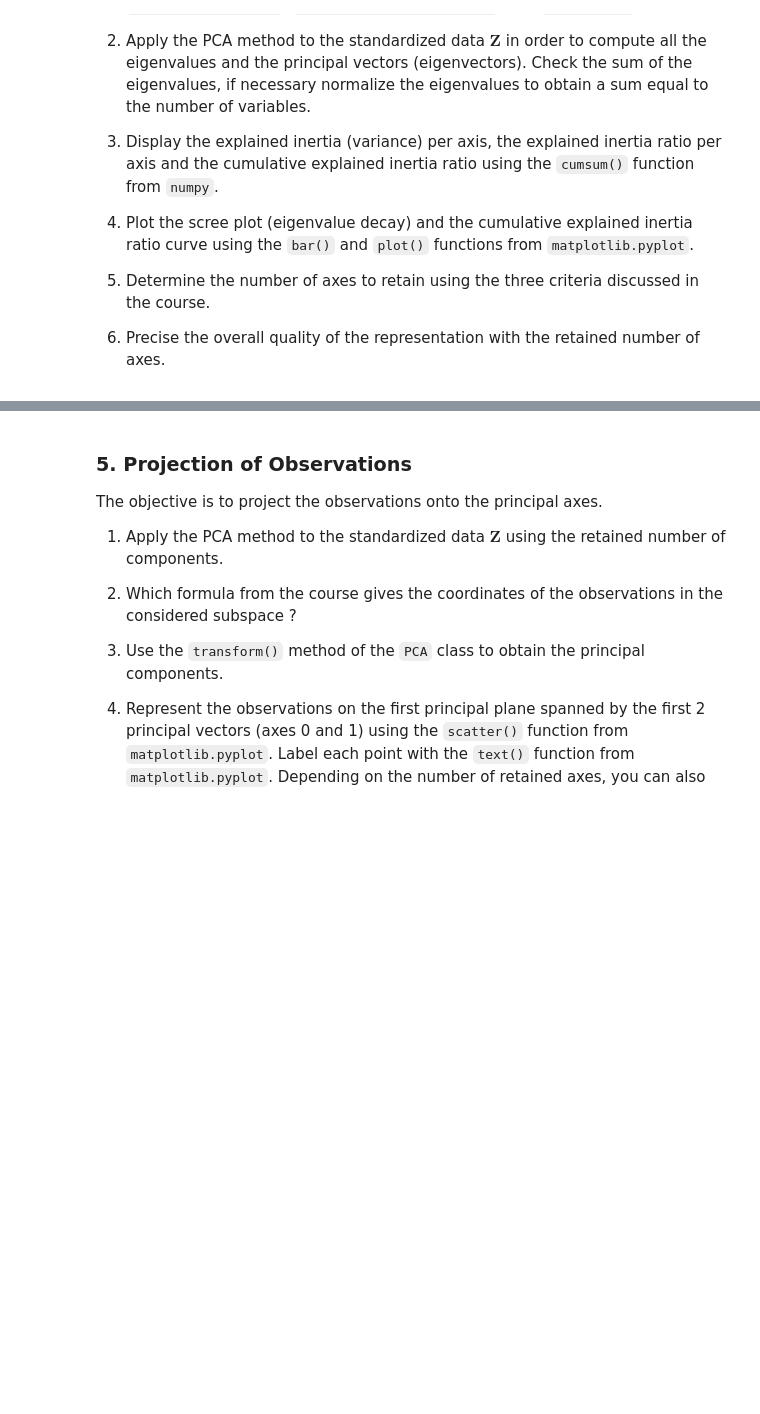
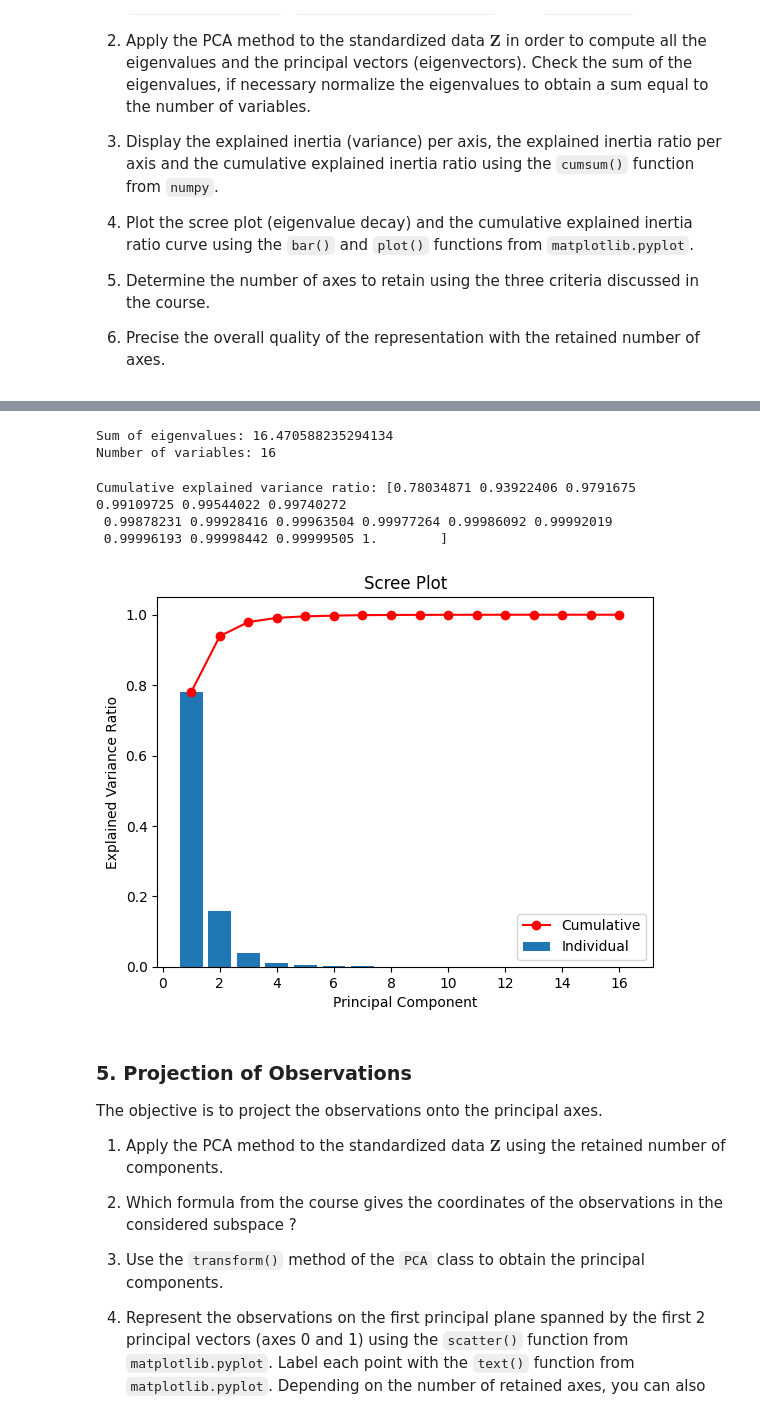
Before and after one commit to jmvilla12/apprentissage-non-supervise, a Jupyter notebook: TP1/TP_PCA_template.ipynb, the cells around one changed output, grey strips where cells are left out. Drawn from its saved outputs; the diff is of its cells as text; code cells hidden in the pictures; blank space fills up the shorter version.

```diff
--- a/TP1/TP_PCA_template.ipynb
+++ b/TP1/TP_PCA_template.ipynb
@@ -134,3 +135,9 @@ Once the data has been standardized, you can carry out the Principal Component A
 5. Determine the number of axes to retain using the three criteria discussed in the course.
 
 6. Precise the overall quality of the representation with the retained number of axes.
+# %%
+pca = PCA()
+pca.fit_transform(df_numpy)
+print("Explained variance:", pca.explained_variance_, '\n')
+print("Explained variance ratio:", pca.explained_variance_ratio_, '\n')
+print("Components (eigenvectors):", pca.components_)
@@ -137,3 +162,26 @@ Once the data has been standardized, you can carry out the Principal Component A
+# %%
+print("Sum of eigenvalues:", np.sum(pca.explained_variance_))
+print("Number of variables:", df_numpy.shape[1])
+# %% [output]
+Sum of eigenvalues: 16.470588235294134
+Number of variables: 16
+# %%
+cumulative_var = np.cumsum(pca.explained_variance_ratio_)
+print("Cumulative explained variance ratio:", cumulative_var)
+# %% [output]
+Cumulative explained variance ratio: [0.78034871 0.93922406 0.9791675  0.99109725 0.99544022 0.99740272
+ 0.99878231 0.99928416 0.99963504 0.99977264 0.99986092 0.99992019
+ 0.99996193 0.99998442 0.99999505 1.        ]
+# %%
+plt.bar(range(1, len(pca.explained_variance_ratio_) + 1), pca.explained_variance_ratio_)
+plt.plot(range(1, len(cumulative_var) + 1), cumulative_var, marker='o', color='red')
+plt.title('Scree Plot')
+plt.xlabel('Principal Component')
+plt.ylabel('Explained Variance Ratio')
+plt.legend(['Cumulative', 'Individual'])
+plt.show()
+# %% [output]
+[figure, added]
 # %% [markdown]
 ### 5. Projection of Observations
 
```
Also changed, not shown: parts of 11 cells of this notebook.
